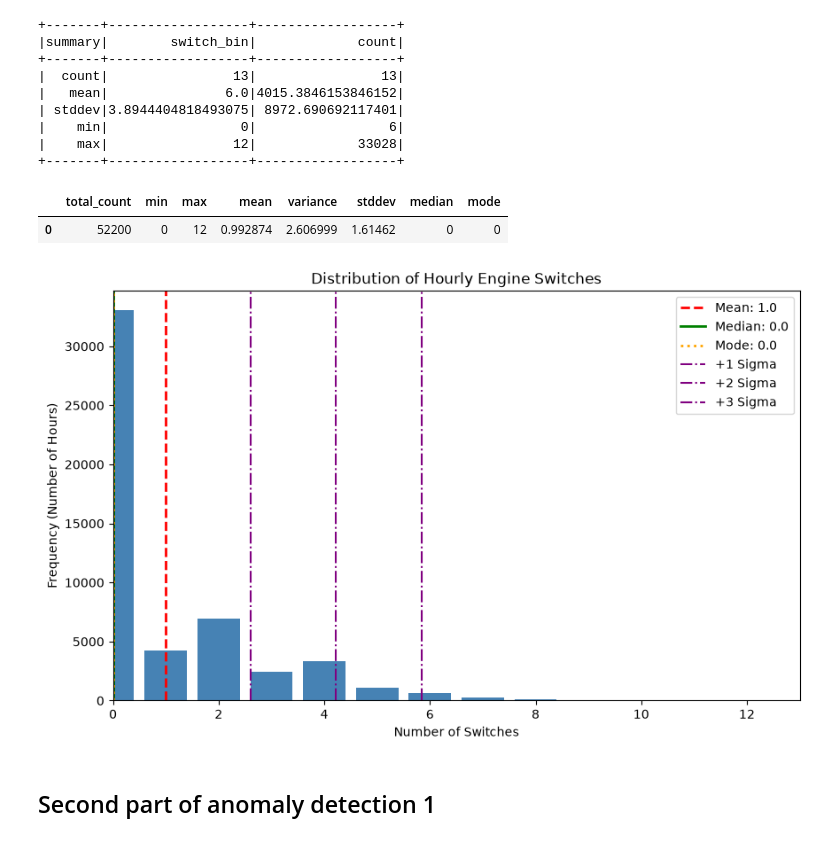
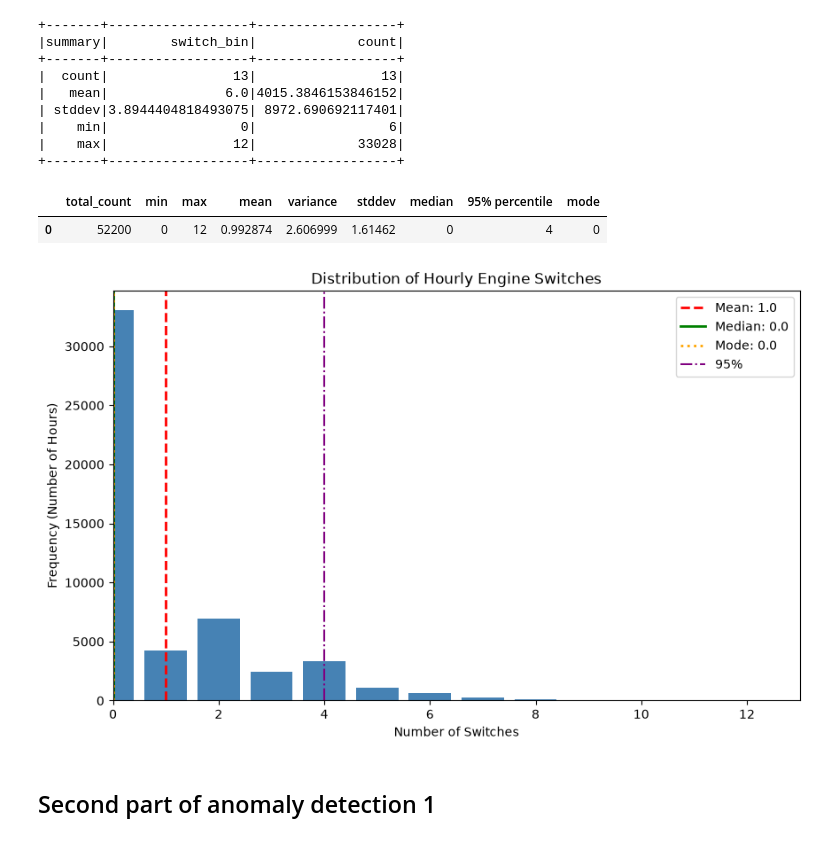
Before and after one commit to PasqualeAndreacchio/AnomalyDection-Spark, a Jupyter notebook: anomaly1.ipynb, the cells around one changed output. Drawn from its saved outputs; the diff is of its cells as text; code cells hidden in the pictures.

Commit message:
Calculated the 95% threshold and fixed a few bugs

```diff
--- a/anomaly1.ipynb
+++ b/anomaly1.ipynb
@@ -248,15 +247,14 @@ stddev_val = np.sqrt(variance_val)
 # Find the index of the highest count, then get that row's switch_bin
 mode_val = pdf.loc[pdf['count'].idxmax(), 'switch_bin']
 
-# 5. Calculate Median
-# Sort by the bin values first
-pdf_sorted = pdf.sort_values(by='switch_bin').copy()
-
-# median and 95% percentile
+# 5. Calculate Median and 95th Percentile
+# (Since pdf is already sorted at the top, we just calculate cum_sum directly on it)
 pdf["cum_sum"] = pdf["count"].cumsum()
 
-median_val = pdf_sorted[pdf_sorted['cum_sum'] >= total_count / 2.0].iloc[0]['switch_bin']
-p95 = pdf[pdf["cum_sum"] > total_count*0.95].iloc[0]["switch_bin"]
+# Use pdf for both of these!
+median_val = pdf[pdf['cum_sum'] >= total_count / 2.0].iloc[0]['switch_bin']
+p95 = pdf[pdf["cum_sum"] >= total_count * 0.95].iloc[0]["switch_bin"]
+
 
 # 6. Bind everything into a clean summary DataFrame
 summary_df = pd.DataFrame([{
@@ -274,7 +272,7 @@ summary_df = pd.DataFrame([{
 # Display the final statistics
 summary_df
 # %% [output]
-|  | total_count | min | max | mean | variance | stddev | median | mode |
-| 0 | 52200 | 0 | 12 | 0.992874 | 2.606999 | 1.61462 | 0 | 0 |
+|  | total_count | min | max | mean | variance | stddev | median | 95% percentile | mode |
+| 0 | 52200 | 0 | 12 | 0.992874 | 2.606999 | 1.61462 | 0 | 4 | 0 |
 # %%
 # Free up some memory
@@ -287,38 +285,37 @@ import matplotlib.pyplot as plt
 # 1. Set up the figure size
 plt.figure(figsize=(10, 6))
 
 # 2. Plot using matplotlib directly to keep the x-axis numeric
 # If your bins are groups of 5, set width to something like 4 or 4.5 so they don't overlap
 plt.bar(
     pdf['switch_bin'],
     pdf['count'],
     color='steelblue',
     width=0.8
 )
 
 # 3. Add the vertical lines (axvline)
 # Mean, Median, and Mode
 plt.axvline(x=mean_val, color='red', linestyle='--', linewidth=2, label=f'Mean: {mean_val:.1f}')
 plt.axvline(x=median_val, color='green', linestyle='-', linewidth=2, label=f'Median: {median_val:.1f}')
 plt.axvline(x=mode_val, color='orange', linestyle=':', linewidth=2, label=f'Mode: {mode_val:.1f}')
 
-# +/- 1 Standard Deviation (Sigma)
-plt.axvline(x=mean_val + stddev_val, color='purple', linestyle='-.', linewidth=1.5, label='+1 Sigma')
-plt.axvline(x=mean_val + 2*stddev_val, color='purple', linestyle='-.', linewidth=1.5, label='+2 Sigma')
-plt.axvline(x=mean_val + 3*stddev_val, color='purple', linestyle='-.', linewidth=1.5, label='+3 Sigma')
+# 95% percentile
+plt.axvline(x=p95, color='purple', linestyle='-.', linewidth=1.5, label='95%')
+
 
 # 4. Add labels and display
 plt.title('Distribution of Hourly Engine Switches')
 plt.xlabel('Number of Switches')
 plt.ylabel('Frequency (Number of Hours)')
 plt.xlim([0, 13])
 plt.legend() # This displays the labels we defined in the axvline functions
 plt.show()
 
 # Closes all background figures and releases their memory
 plt.close('all')
 # %% [output]
-[figure, old version]
+[figure, new version]
 # %%
 spark.stop()
 # %% [markdown]
```
Also changed, not shown: parts of 8 cells of this notebook.
